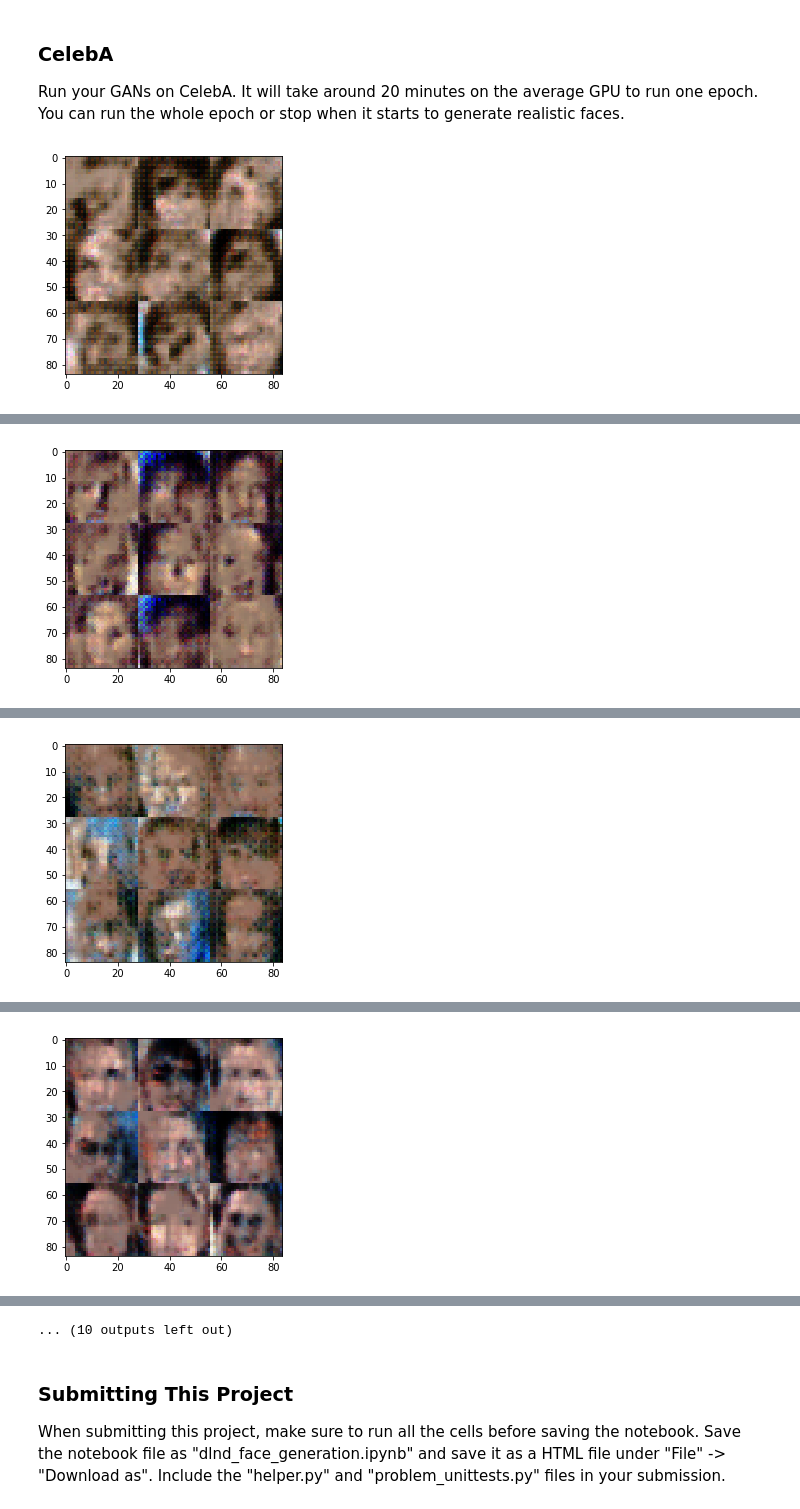
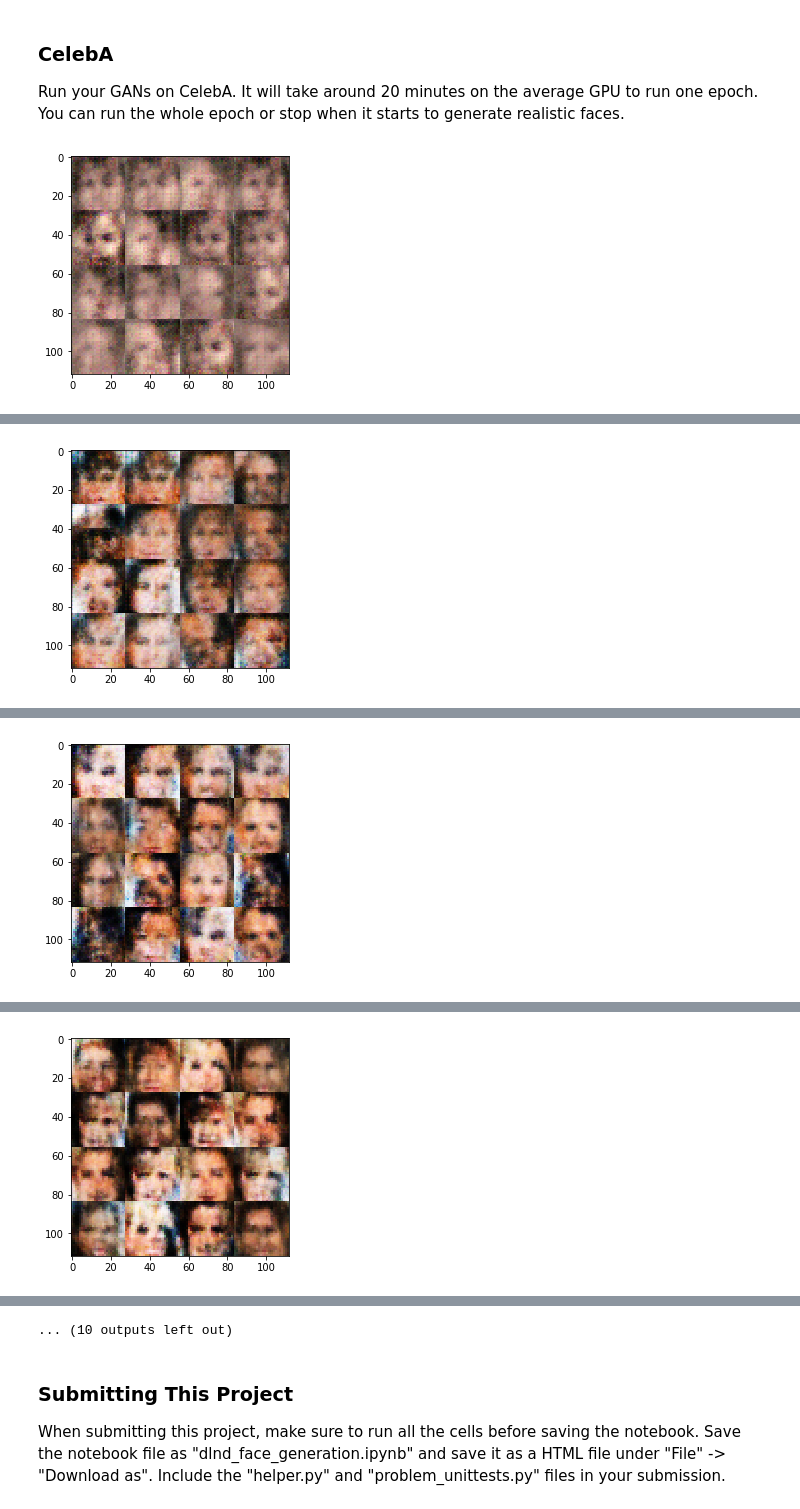
Before and after one commit to very9s/deep-learning, a Jupyter notebook: face_generation/dlnd_face_generation.ipynb, the cells around one changed output, grey strips where cells are left out. Saved outputs shown, nothing was run; the diff lists cells and outputs as text; code cells hidden in the pictures.

```diff
--- a/face_generation/dlnd_face_generation.ipynb
+++ b/face_generation/dlnd_face_generation.ipynb
@@ -181,14 +182,15 @@ def generator(z, out_channel_dim, is_train=True):
     # TODO: Implement Function
     with tf.variable_scope('generator', reuse = not is_train):
         alpha = 0.01
-        x1 = tf.layers.dense(z, 7*7*64)
+        x1 = tf.layers.dense(z, 128)
+        x1 = tf.layers.dense(x1, 7*7*32)
 
-        x1 = tf.reshape(x1, (-1, 7, 7, 64))
+        x1 = tf.reshape(x1, (-1, 7, 7, 32))
         x1 = tf.layers.batch_normalization(x1, training=is_train)
         x1 = tf.maximum(alpha * x1, x1)
 
         #7x7x
-        x2 = tf.layers.conv2d_transpose(x1, 32, 3, strides=2, padding='same')
+        x2 = tf.layers.conv2d_transpose(x1, 16, 3, strides=2, padding='same')
         x2 = tf.layers.batch_normalization(x2, training=is_train)
         x2 = tf.maximum(alpha * x2, x2)
 
@@ -262,8 +264,9 @@ def model_opt(d_loss, g_loss, learning_rate, beta1):
     g_vars = [var for var in t_vars if var.name.startswith('generator')]
 
     # Optimize
-    d_train_opt = tf.train.AdamOptimizer(learning_rate, beta1=beta1).minimize(d_loss, var_list=d_vars)
-    g_train_opt = tf.train.AdamOptimizer(learning_rate, beta1=beta1).minimize(g_loss, var_list=g_vars)
+    with tf.control_dependencies(tf.get_collection(tf.GraphKeys.UPDATE_OPS)):
+        d_train_opt = tf.train.AdamOptimizer(learning_rate, beta1=beta1).minimize(d_loss, var_list=d_vars)
+        g_train_opt = tf.train.AdamOptimizer(learning_rate, beta1=beta1).minimize(g_loss, var_list=g_vars)
 
     return d_train_opt, g_train_opt
 
@@ -342,10 +345,10 @@ def train(epoch_count, batch_size, z_dim, learning_rate, beta1, get_batches, dat
 
                 # Run optimizers
                 _ = sess.run(d_train_opt, feed_dict={real_inputs: batch_images*2, z_inputs: batch_z, lr:learning_rate})
-                _ = sess.run(g_train_opt, feed_dict={z_inputs: batch_z, lr:learning_rate})
+                _ = sess.run(g_train_opt, feed_dict={real_inputs: batch_images*2, z_inputs: batch_z, lr:learning_rate})
 
                 if steps % 100 == 0:
-                    show_generator_output(sess, 10, z_inputs, data_shape[3], data_image_mode)
+                    show_generator_output(sess, 16, z_inputs, data_shape[3], data_image_mode)
                     train_loss_d = d_loss.eval({z_inputs: batch_z, real_inputs: batch_images*2})
                     train_loss_g = g_loss.eval({z_inputs: batch_z})
                     print("Epoch {}/{}...".format(epoch_i+1, epoch_count),
@@ -390,8 +393,8 @@ Run your GANs on CelebA.  It will take around 20 minutes on the average GPU to r
 # %%
 batch_size = 512
 z_dim = 50
-learning_rate = 0.01
-beta1 = 0.5
+learning_rate = 0.001
+beta1 = 0.1
 
 
 """
@@ -404,4 +407,4 @@ with tf.Graph().as_default():
     train(epochs, batch_size, z_dim, learning_rate, beta1, celeba_dataset.get_batches,
           celeba_dataset.shape, celeba_dataset.image_mode)
 # %% [output]
-[figure, old version]
+[figure, new version]
@@ -409 +412 @@ Epoch 1/3... Discriminator Loss: 1.3969... Generator Loss: 1.5874
-[figure, old version]
+[figure, new version]
@@ -411 +414 @@ Epoch 1/3... Discriminator Loss: 1.4772... Generator Loss: 0.9169
-[figure, old version]
+[figure, new version]
@@ -413 +416 @@ Epoch 1/3... Discriminator Loss: 1.5442... Generator Loss: 1.3315
-[figure, old version]
+[figure, new version]
```
Also changed, not shown: parts of 3 cells of this notebook.
